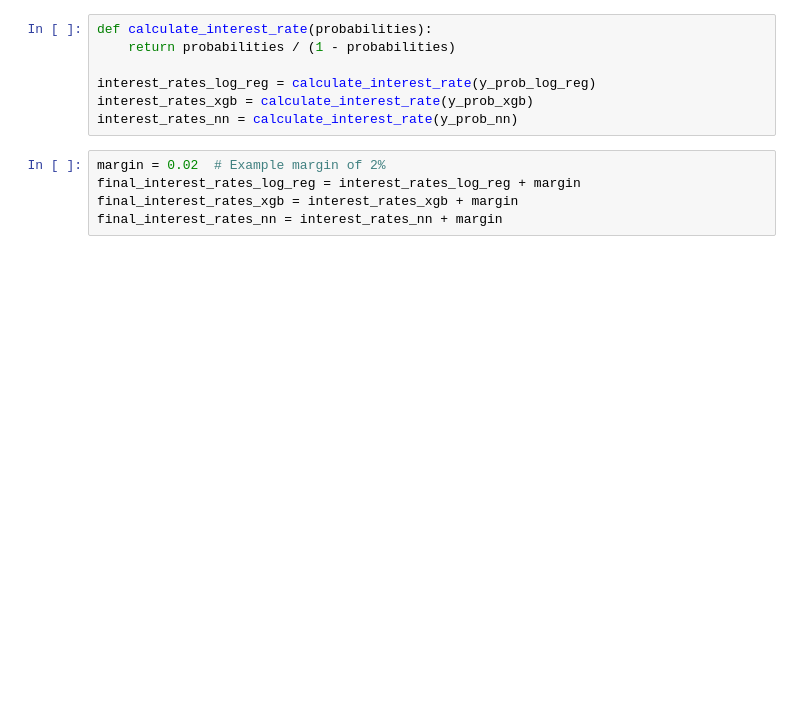
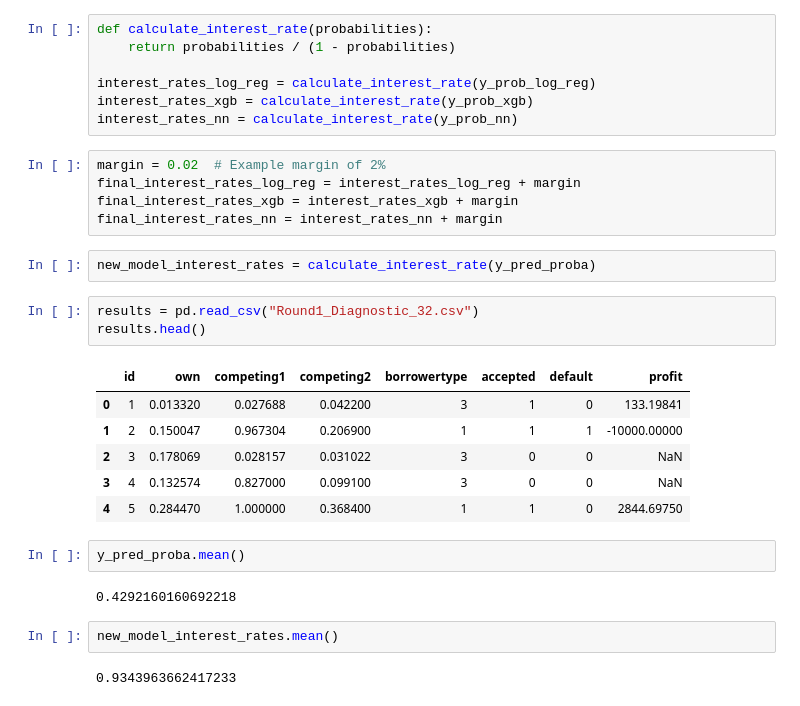
Before and after one commit to Gaspard0302/Lending_game, a Jupyter notebook: model_part_1.ipynb, the cells around one changed output. Saved outputs shown, nothing was run; the diff lists cells and outputs as text; blank space fills up the shorter version.

```diff
--- a/model_part_1.ipynb
+++ b/model_part_1.ipynb
@@ -207,3 +387,23 @@ margin = 0.02  # Example margin of 2%
 final_interest_rates_log_reg = interest_rates_log_reg + margin
 final_interest_rates_xgb = interest_rates_xgb + margin
 final_interest_rates_nn = interest_rates_nn + margin
+# %%
+new_model_interest_rates = calculate_interest_rate(y_pred_proba)
+# %%
+results = pd.read_csv("Round1_Diagnostic_32.csv")
+results.head()
+# %% [output]
+|  | id | own | competing1 | competing2 | borrowertype | accepted | default | profit |
+| 0 | 1 | 0.013320 | 0.027688 | 0.042200 | 3 | 1 | 0 | 133.19841 |
+| 1 | 2 | 0.150047 | 0.967304 | 0.206900 | 1 | 1 | 1 | -10000.00000 |
+| 2 | 3 | 0.178069 | 0.028157 | 0.031022 | 3 | 0 | 0 | NaN |
+| 3 | 4 | 0.132574 | 0.827000 | 0.099100 | 3 | 0 | 0 | NaN |
+| 4 | 5 | 0.284470 | 1.000000 | 0.368400 | 1 | 1 | 0 | 2844.69750 |
+# %%
+y_pred_proba.mean()
+# %% [output]
+0.4292160160692218
+# %%
+new_model_interest_rates.mean()
+# %% [output]
+0.9343963662417233
```
Also changed, not shown: parts of 8 cells of this notebook.
